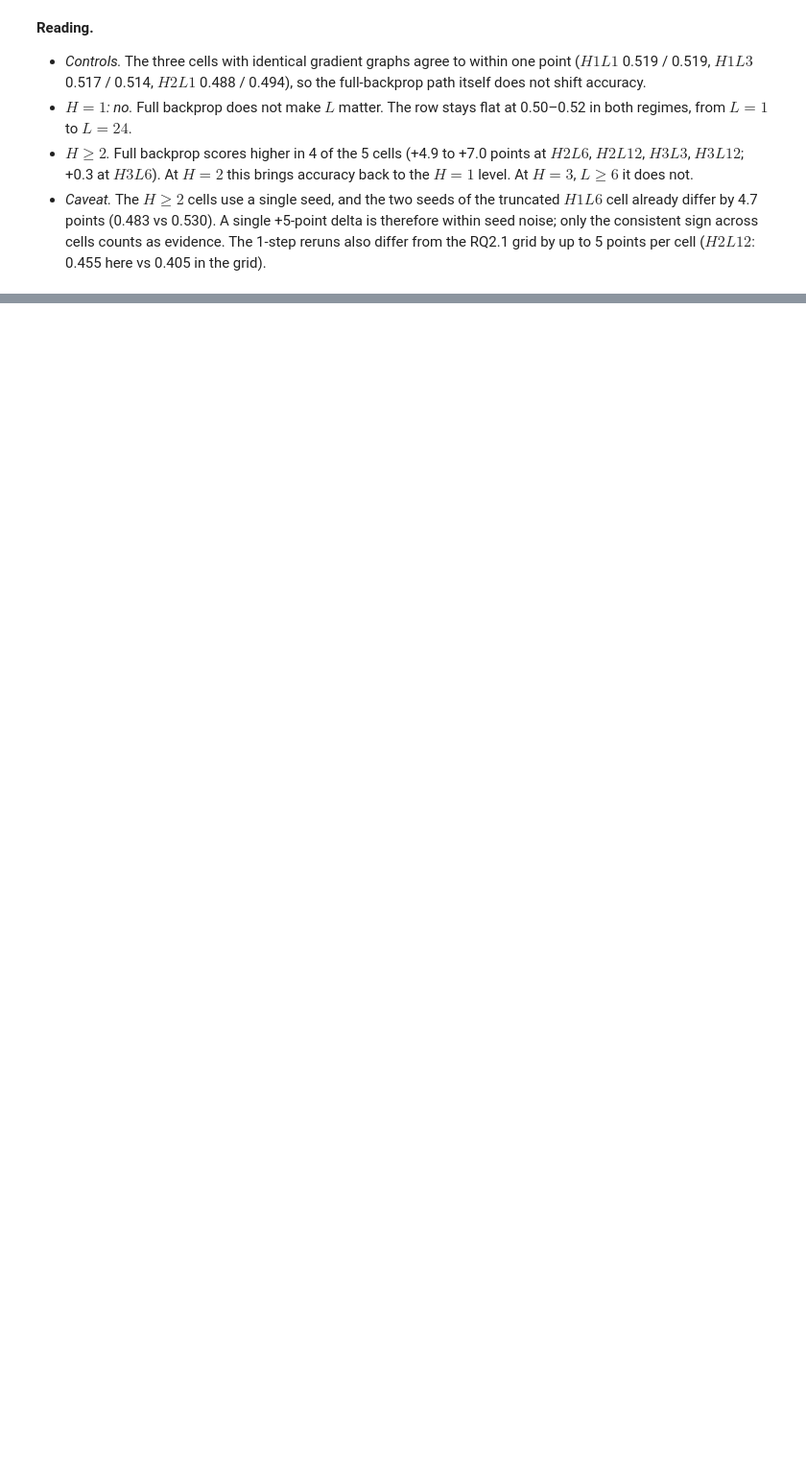
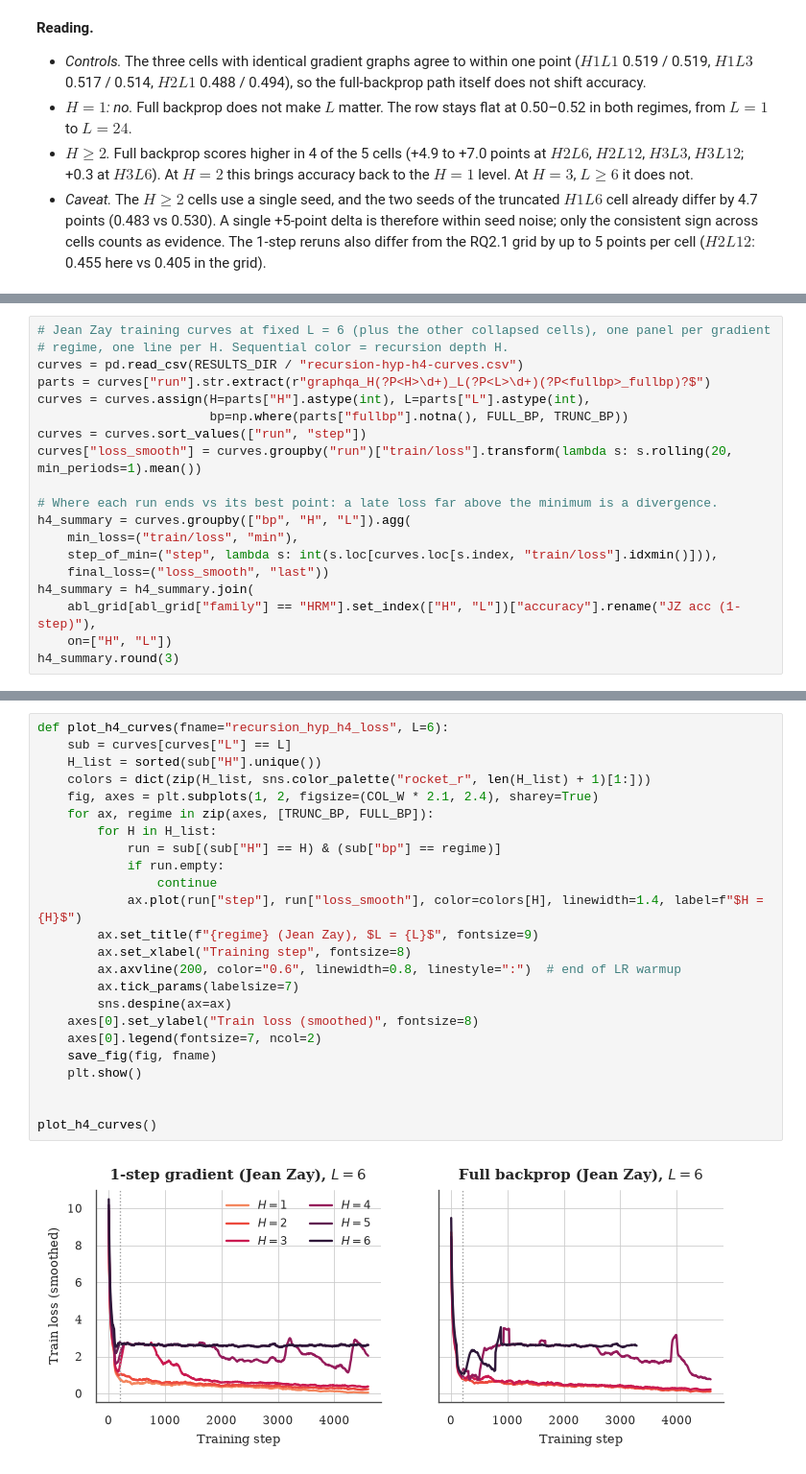
Before and after one commit to MariusAAROS/HRM-Text-for-Graphs, a Jupyter notebook: report/paper_results.ipynb, the cells around one changed output, grey strips where cells are left out. Shown at 96% size. Saved outputs shown, nothing was run; the diff lists cells and outputs as text; blank space fills up the shorter version.

```diff
--- a/report/paper_results.ipynb
+++ b/report/paper_results.ipynb
@@ -1801,0 +1910,19 @@ plot_hl_heatmaps_fullbp()
+# %%
+# Jean Zay training curves at fixed L = 6 (plus the other collapsed cells), one panel per gradient
+# regime, one line per H. Sequential color = recursion depth H.
+curves = pd.read_csv(RESULTS_DIR / "recursion-hyp-h4-curves.csv")
+parts = curves["run"].str.extract(r"graphqa_H(?P<H>\d+)_L(?P<L>\d+)(?P<fullbp>_fullbp)?$")
+curves = curves.assign(H=parts["H"].astype(int), L=parts["L"].astype(int),
+                       bp=np.where(parts["fullbp"].notna(), FULL_BP, TRUNC_BP))
+curves = curves.sort_values(["run", "step"])
+curves["loss_smooth"] = curves.groupby("run")["train/loss"].transform(lambda s: s.rolling(20, min_periods=1).mean())
+
+# Where each run ends vs its best point: a late loss far above the minimum is a divergence.
+h4_summary = curves.groupby(["bp", "H", "L"]).agg(
+    min_loss=("train/loss", "min"),
+    step_of_min=("step", lambda s: int(s.loc[curves.loc[s.index, "train/loss"].idxmin()])),
+    final_loss=("loss_smooth", "last"))
+h4_summary = h4_summary.join(
+    abl_grid[abl_grid["family"] == "HRM"].set_index(["H", "L"])["accuracy"].rename("JZ acc (1-step)"),
+    on=["H", "L"])
+h4_summary.round(3)
@@ -1801,0 +1946,26 @@ plot_hl_heatmaps_fullbp()
+# %%
+def plot_h4_curves(fname="recursion_hyp_h4_loss", L=6):
+    sub = curves[curves["L"] == L]
+    H_list = sorted(sub["H"].unique())
+    colors = dict(zip(H_list, sns.color_palette("rocket_r", len(H_list) + 1)[1:]))
+    fig, axes = plt.subplots(1, 2, figsize=(COL_W * 2.1, 2.4), sharey=True)
+    for ax, regime in zip(axes, [TRUNC_BP, FULL_BP]):
+        for H in H_list:
+            run = sub[(sub["H"] == H) & (sub["bp"] == regime)]
+            if run.empty:
+                continue
+            ax.plot(run["step"], run["loss_smooth"], color=colors[H], linewidth=1.4, label=f"$H = {H}$")
+        ax.set_title(f"{regime} (Jean Zay), $L = {L}$", fontsize=9)
+        ax.set_xlabel("Training step", fontsize=8)
+        ax.axvline(200, color="0.6", linewidth=0.8, linestyle=":")  # end of LR warmup
+        ax.tick_params(labelsize=7)
+        sns.despine(ax=ax)
+    axes[0].set_ylabel("Train loss (smoothed)", fontsize=8)
+    axes[0].legend(fontsize=7, ncol=2)
+    save_fig(fig, fname)
+    plt.show()
+
+
+plot_h4_curves()
+# %% [output]
+[figure, added]
```
Also changed, not shown: parts of 6 cells of this notebook, 39 other files.
